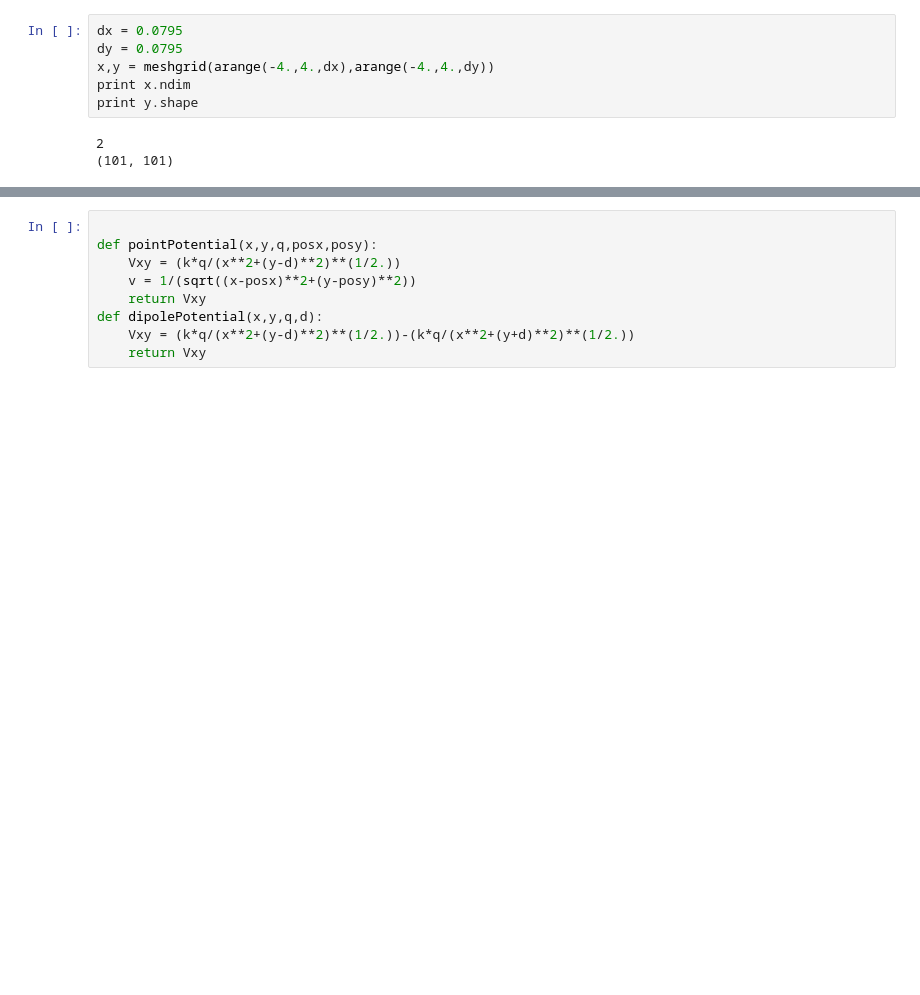
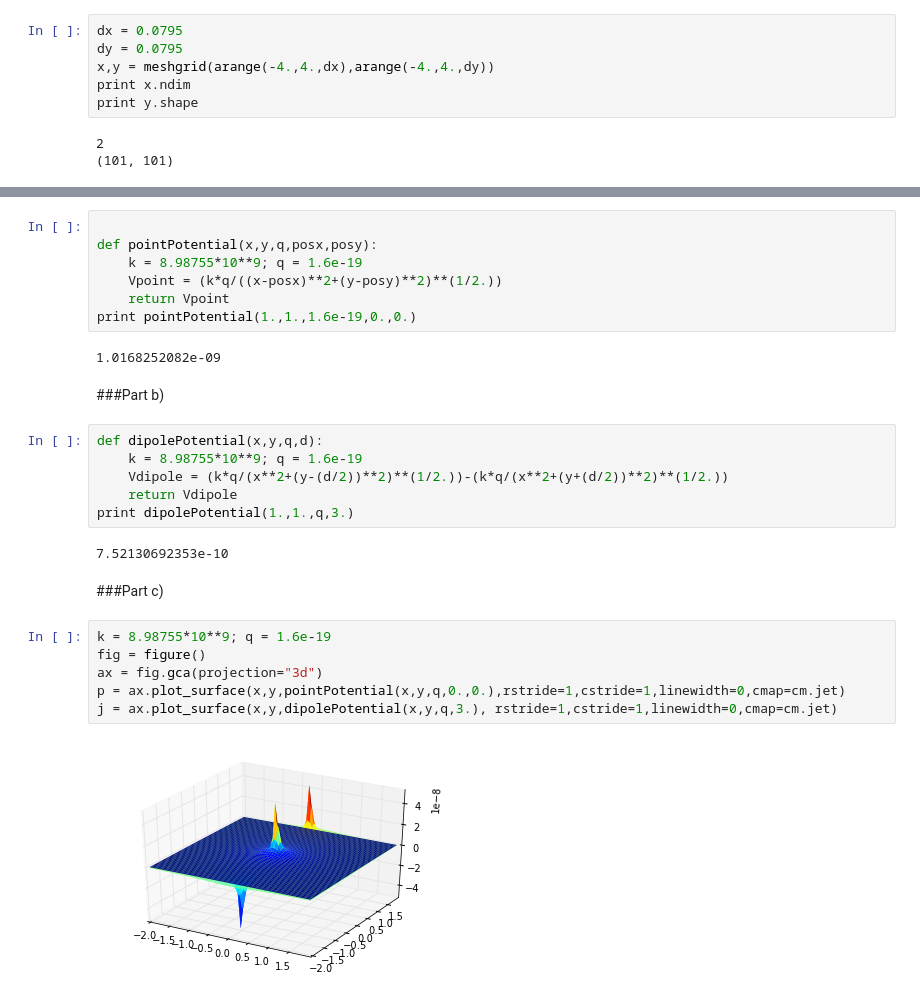
Before and after one commit to dcrose/PHYS202-S13, a Jupyter notebook: Week4/TuesdayNotesApril23.ipynb, the cells around one changed output, grey strips where cells are left out. Saved outputs shown, nothing was run; the diff lists cells and outputs as text; blank space fills up the shorter version.

```diff
--- a/Week4/TuesdayNotesApril23.ipynb
+++ b/Week4/TuesdayNotesApril23.ipynb
@@ -116,9 +115,29 @@ Part a
+# %%
+
+def pointPotential(x,y,q,posx,posy):
+    k = 8.98755*10**9; q = 1.6e-19
+    Vpoint = (k*q/((x-posx)**2+(y-posy)**2)**(1/2.))
+    return Vpoint
+print pointPotential(1.,1.,1.6e-19,0.,0.)
+# %% [output]
+1.0168252082e-09
+# %% [markdown]
+###Part b)
 # %%
-
-def pointPotential(x,y,q,posx,posy):
-    Vxy = (k*q/(x**2+(y-d)**2)**(1/2.))
-    v = 1/(sqrt((x-posx)**2+(y-posy)**2))
-    return Vxy
 def dipolePotential(x,y,q,d):
-    Vxy = (k*q/(x**2+(y-d)**2)**(1/2.))-(k*q/(x**2+(y+d)**2)**(1/2.))
-    return Vxy
+    k = 8.98755*10**9; q = 1.6e-19
+    Vdipole = (k*q/(x**2+(y-(d/2))**2)**(1/2.))-(k*q/(x**2+(y+(d/2))**2)**(1/2.))
+    return Vdipole
+print dipolePotential(1.,1.,q,3.)
+# %% [output]
+7.52130692353e-10
+# %% [markdown]
+###Part c)
+# %%
+k = 8.98755*10**9; q = 1.6e-19
+fig = figure()
+ax = fig.gca(projection="3d")
+p = ax.plot_surface(x,y,pointPotential(x,y,q,0.,0.),rstride=1,cstride=1,linewidth=0,cmap=cm.jet)
+j = ax.plot_surface(x,y,dipolePotential(x,y,q,3.), rstride=1,cstride=1,linewidth=0,cmap=cm.jet)
+# %% [output]
+[figure, added]
```
Also changed, not shown: parts of 4 cells of this notebook.
